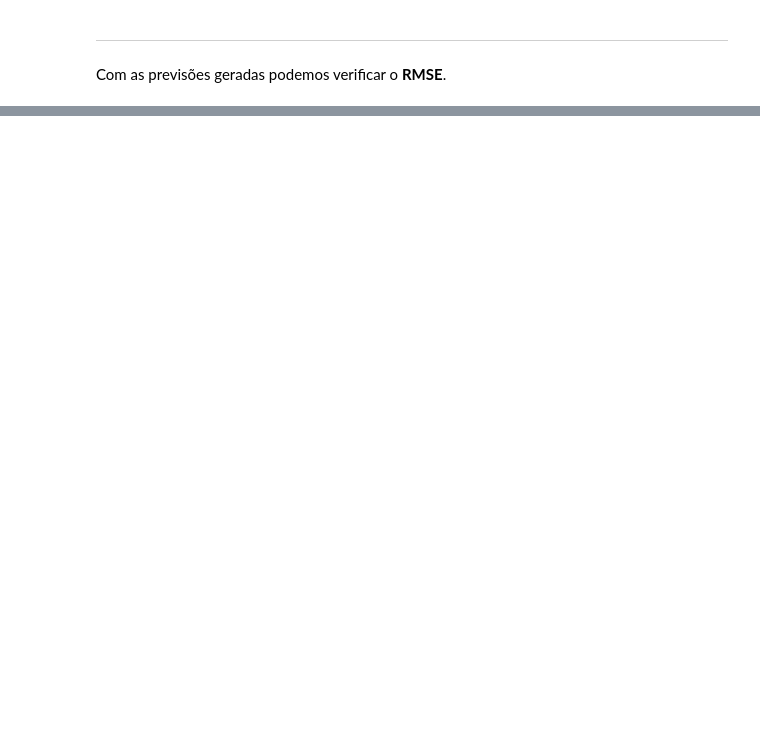
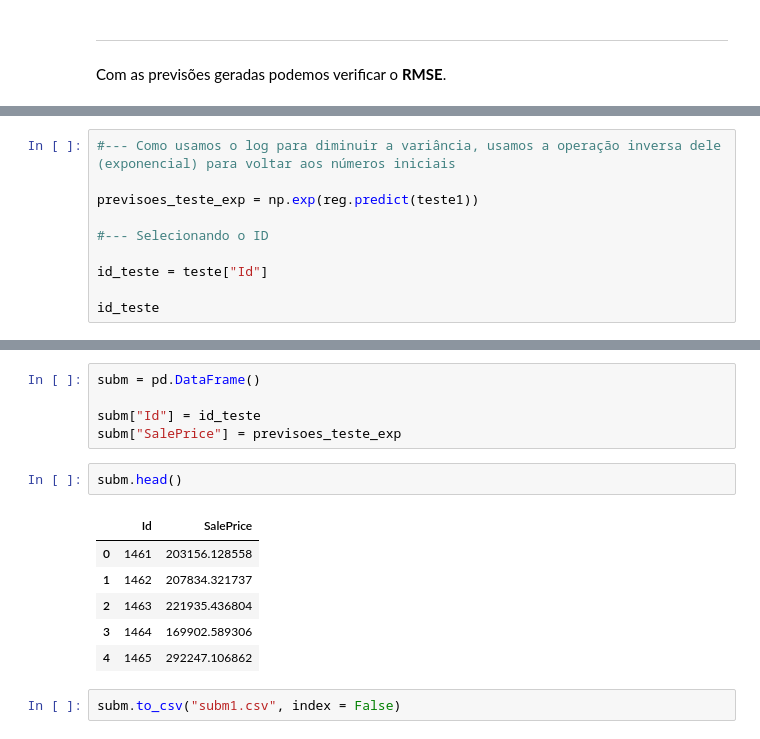
Before and after one commit to barbosarafael/Projetos, a Jupyter notebook: House Prices - Advanced Regression Techniques/notebook_house_prices-Copy1.ipynb, the cells around one changed output, grey strips where cells are left out. Saved outputs shown, nothing was run; the diff lists cells and outputs as text; blank space fills up the shorter version.

```diff
--- a/House Prices - Advanced Regression Techniques/notebook_house_prices-Copy1.ipynb
+++ b/House Prices - Advanced Regression Techniques/notebook_house_prices-Copy1.ipynb
@@ -1058,0 +1068,10 @@ array([12.22173007, 12.24449651, 12.31014179, ..., 12.22207577,
+# %%
+#--- Como usamos o log para diminuir a variância, usamos a operação inversa dele (exponencial) para voltar aos números iniciais
+
+previsoes_teste_exp = np.exp(reg.predict(teste1))
+
+#--- Selecionando o ID
+
+id_teste = teste["Id"]
+
+id_teste
@@ -1058,0 +1091,16 @@ array([12.22173007, 12.24449651, 12.31014179, ..., 12.22207577,
+# %%
+subm = pd.DataFrame()
+
+subm["Id"] = id_teste
+subm["SalePrice"] = previsoes_teste_exp
+# %%
+subm.head()
+# %% [output]
+|  | Id | SalePrice |
+| 0 | 1461 | 203156.128558 |
+| 1 | 1462 | 207834.321737 |
+| 2 | 1463 | 221935.436804 |
+| 3 | 1464 | 169902.589306 |
+| 4 | 1465 | 292247.106862 |
+# %%
+subm.to_csv("subm1.csv", index = False)
```
Also changed, not shown: parts of 16 cells of this notebook, 3 other files.
